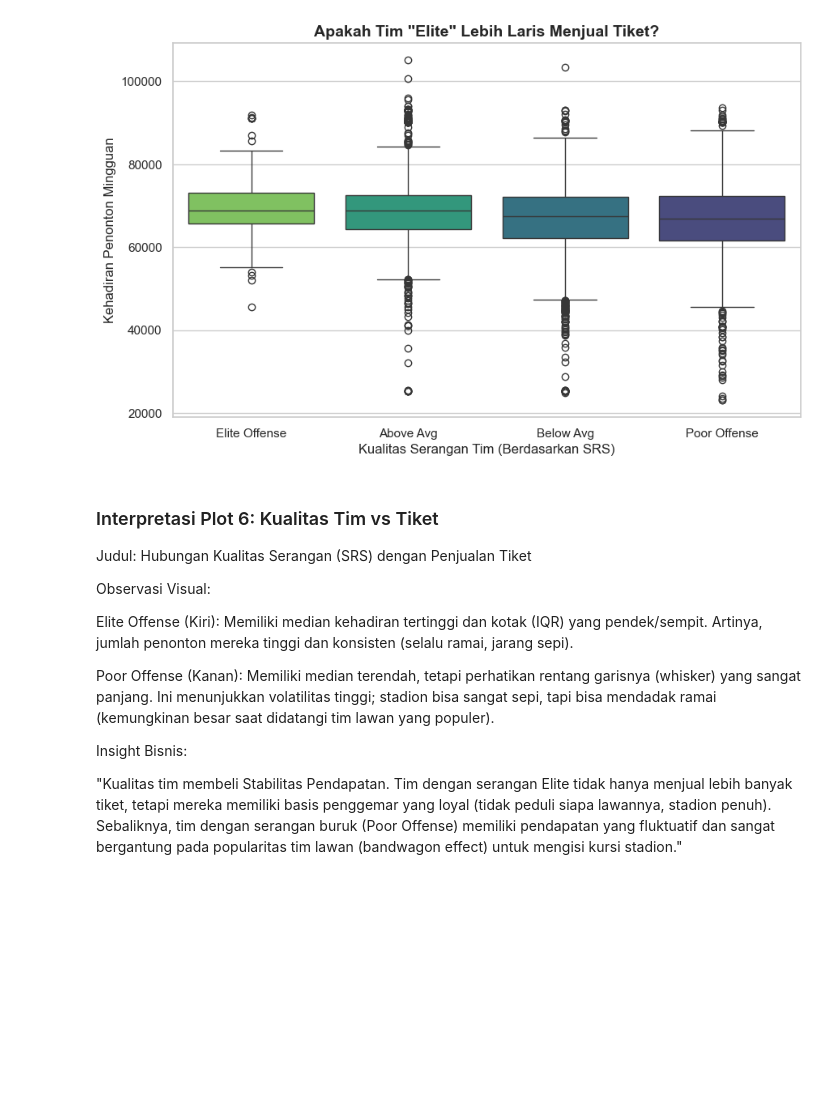
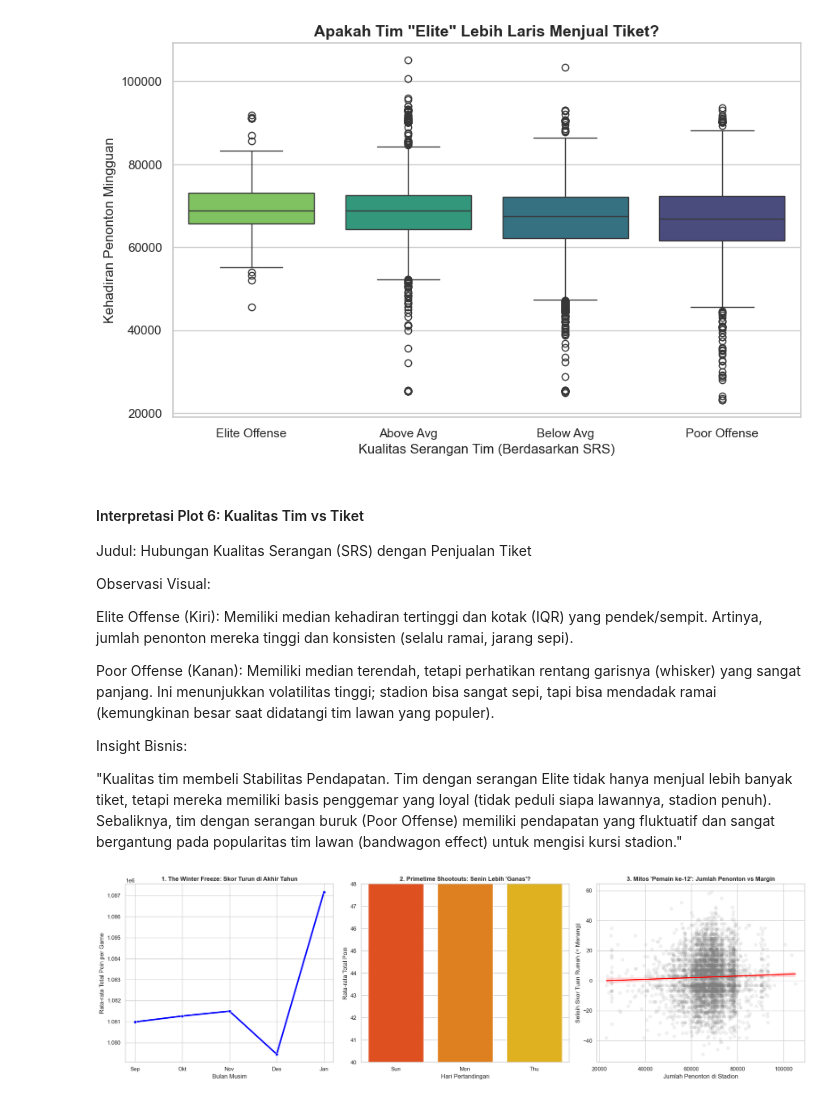
Before and after one commit to gacoanphilia/final-project, a Jupyter notebook: notebooks/final-project.ipynb, the cells around one changed output. Drawn from its saved outputs; the diff is of its cells as text; code cells hidden in the pictures; blank space fills up the shorter version.

```diff
--- a/notebooks/final-project.ipynb
+++ b/notebooks/final-project.ipynb
@@ -676,7 +654,7 @@ plt.show()
 # %% [output]
 [figure]
 # %% [markdown]
-### Interpretasi Plot 6: Kualitas Tim vs Tiket
+#### Interpretasi Plot 6: Kualitas Tim vs Tiket
 Judul: Hubungan Kualitas Serangan (SRS) dengan Penjualan Tiket
 
 Observasi Visual:
@@ -688,3 +666,66 @@ Poor Offense (Kanan): Memiliki median terendah, tetapi perhatikan rentang garisn
 Insight Bisnis:
 
 "Kualitas tim membeli Stabilitas Pendapatan. Tim dengan serangan Elite tidak hanya menjual lebih banyak tiket, tetapi mereka memiliki basis penggemar yang loyal (tidak peduli siapa lawannya, stadion penuh). Sebaliknya, tim dengan serangan buruk (Poor Offense) memiliki pendapatan yang fluktuatif dan sangat bergantung pada popularitas tim lawan (bandwagon effect) untuk mengisi kursi stadion."
+# %%
+nfl['date'] = pd.to_datetime(nfl['date'])
+nfl['month'] = nfl['date'].dt.month
+
+main_days = nfl[nfl['day'].isin(['Sun', 'Mon', 'Thu'])]
+valid_attendance = nfl[nfl['attendance'] > 1000]
+
+fig, axes = plt.subplots(1, 3, figsize=(20, 6))
+
+# Plot 7A
+month_order = [9, 10, 11, 12, 1]
+monthly_avg = nfl.groupby('month')['total'].mean().reindex(month_order)
+
+sns.lineplot(
+    x=range(len(month_order)),
+    y=monthly_avg.values,
+    marker='o',
+    color='blue',
+    linewidth=3,
+    ax=axes[0]
+)
+axes[0].set_xticks(range(len(month_order)))
+axes[0].set_xticklabels(['Sep', 'Okt', 'Nov', 'Des', 'Jan'])
+axes[0].set_title("1. The Winter Freeze: Skor Turun di Akhir Tahun", fontsize=12, fontweight='bold')
+axes[0].set_ylabel("Rata-rata Total Poin per Game")
+axes[0].set_xlabel("Bulan Musim")
+
+
+# Plot 7B
+sns.barplot(
+    data=main_days,
+    x='day',
+    y='total',
+    order=['Sun', 'Mon', 'Thu'],
+    palette='autumn',
+    hue='day',
+    legend=False,
+    errorbar=None,
+    ax=axes[1]
+)
+axes[1].set_title("2. Primetime Shootouts: Senin Lebih 'Ganas'?", fontsize=12, fontweight='bold')
+axes[1].set_ylabel("Rata-rata Total Poin")
+axes[1].set_ylim(40, 48) # Zoom in
+axes[1].set_xlabel("Hari Pertandingan")
+
+
+# PLOT 7C
+sns.regplot(
+    data=valid_attendance,
+    x='attendance',
+    y='home_score_diff',
+    scatter_kws={'alpha':0.1, 'color':'grey'},
+    line_kws={'color':'red', 'linewidth':2},
+    ax=axes[2]
+)
+axes[2].set_title("3. Mitos 'Pemain ke-12': Jumlah Penonton vs Margin", fontsize=12, fontweight='bold')
+axes[2].set_xlabel("Jumlah Penonton di Stadion")
+axes[2].set_ylabel("Selisih Skor Tuan Rumah (+ Menang)")
+
+plt.tight_layout()
+plt.show()
+# %% [output]
+[figure, added]
```
Also changed, not shown: parts of 17 cells of this notebook.
